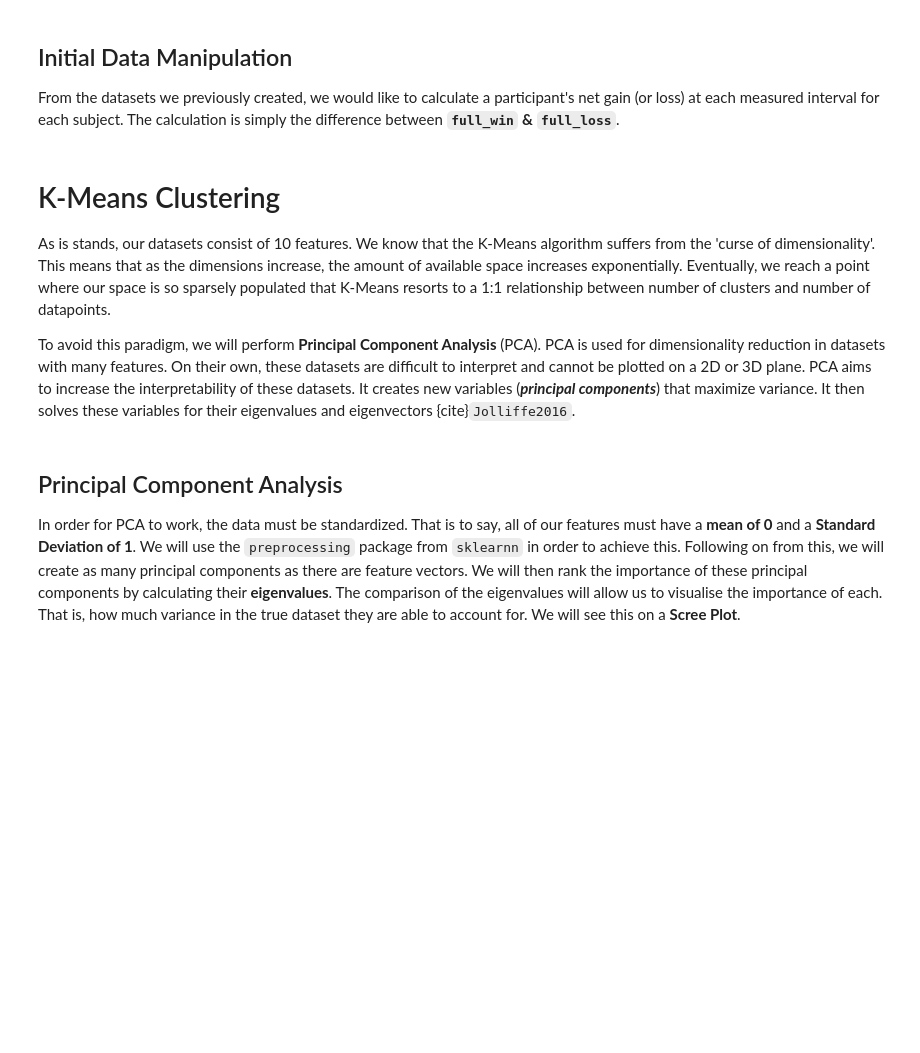
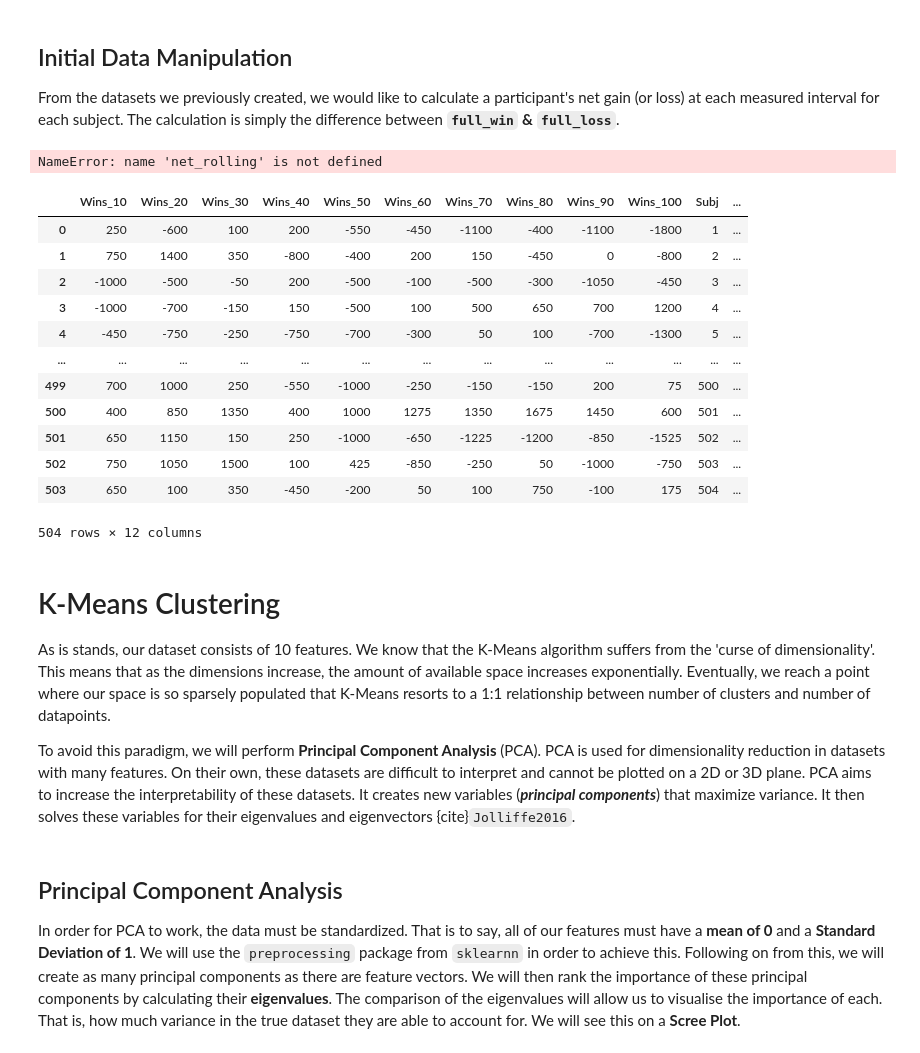
Before and after one commit to scummins00/CA4015-Clustering-Assignment, a Jupyter notebook: book/_build/jupyter_execute/clustering_total_dataset_2.ipynb, the cells around one changed output. Saved outputs shown, nothing was run; the diff lists cells and outputs as text; code cells hidden in the pictures; blank space fills up the shorter version.

```diff
--- a/book/_build/jupyter_execute/clustering_total_dataset_2.ipynb
+++ b/book/_build/jupyter_execute/clustering_total_dataset_2.ipynb
@@ -32,6 +33,17 @@ full_sets.append(full_losses_150)
 # %% [markdown]
 ## Initial Data Manipulation
 From the datasets we previously created, we would like to calculate a participant's net gain (or loss) at each measured interval for each subject. The calculation is simply  the difference between **`full_win` & `full_loss`**.
+# %%
+#Our Net Datasets
+net_sets = []
+
+net_rolling_95=full_wins_95.iloc[:,:-2] + full_losses_95.iloc[:,:-2].values
+net_sets.append(net_rolling_95)
+
+net_rolling_100=(full_wins_100.iloc[:,:-2] + full_losses_100.iloc[:,:-2].values)
+net_rolling
+# %% [output]
+NameError: name 'net_rolling' is not defined
 # %%
 #Our Net Datasets
 net_sets = []
@@ -44,6 +57,22 @@ net_sets.append(net_rolling_100)
 
 net_rolling_150=full_wins_150 + full_losses_150.values
 net_sets.append(net_rolling_150)
+# %%
+net_rolling_100
+# %% [output]
+|  | Wins_10 | Wins_20 | Wins_30 | Wins_40 | Wins_50 | Wins_60 | Wins_70 | Wins_80 | Wins_90 | Wins_100 | Subj | ... |
+| 0 | 250 | -600 | 100 | 200 | -550 | -450 | -1100 | -400 | -1100 | -1800 | 1 | ... |
+| 1 | 750 | 1400 | 350 | -800 | -400 | 200 | 150 | -450 | 0 | -800 | 2 | ... |
+| 2 | -1000 | -500 | -50 | 200 | -500 | -100 | -500 | -300 | -1050 | -450 | 3 | ... |
+| 3 | -1000 | -700 | -150 | 150 | -500 | 100 | 500 | 650 | 700 | 1200 | 4 | ... |
+| 4 | -450 | -750 | -250 | -750 | -700 | -300 | 50 | 100 | -700 | -1300 | 5 | ... |
+| ... | ... | ... | ... | ... | ... | ... | ... | ... | ... | ... | ... | ... |
+| 499 | 700 | 1000 | 250 | -550 | -1000 | -250 | -150 | -150 | 200 | 75 | 500 | ... |
+| 500 | 400 | 850 | 1350 | 400 | 1000 | 1275 | 1350 | 1675 | 1450 | 600 | 501 | ... |
+| 501 | 650 | 1150 | 150 | 250 | -1000 | -650 | -1225 | -1200 | -850 | -1525 | 502 | ... |
+| 502 | 750 | 1050 | 1500 | 100 | 425 | -850 | -250 | 50 | -1000 | -750 | 503 | ... |
+| 503 | 650 | 100 | 350 | -450 | -200 | 50 | 100 | 750 | -100 | 175 | 504 | ... |
+504 rows × 12 columns
 # %%
 '''
 for now we do not need this block
@@ -57,7 +86,7 @@ for s in net_sets:
 net_set = pd.concat(net_sets, axis=0)
 # %% [markdown]
 # K-Means Clustering
-As is stands, our datasets consist of 10 features. We know that the K-Means algorithm suffers from the 'curse of dimensionality'. This means that as the dimensions increase, the amount of available space increases exponentially. Eventually, we reach a point where our space is so sparsely populated that K-Means resorts to a 1:1 relationship between number of clusters and number of datapoints.
+As is stands, our dataset consists of 10 features. We know that the K-Means algorithm suffers from the 'curse of dimensionality'. This means that as the dimensions increase, the amount of available space increases exponentially. Eventually, we reach a point where our space is so sparsely populated that K-Means resorts to a 1:1 relationship between number of clusters and number of datapoints.
 
 To avoid this paradigm, we will perform **Principal Component Analysis** (PCA). PCA is used for dimensionality reduction in datasets with many features. On their own, these datasets are difficult to interpret and cannot be plotted on a 2D or 3D plane. PCA aims to increase the interpretability of these datasets. It creates new variables (__*principal components*__) that maximize variance. It then solves these variables for their eigenvalues and eigenvectors {cite}`Jolliffe2016`.
 # %% [markdown]
```
Also changed, not shown: parts of 17 cells of this notebook, 37 other files.
